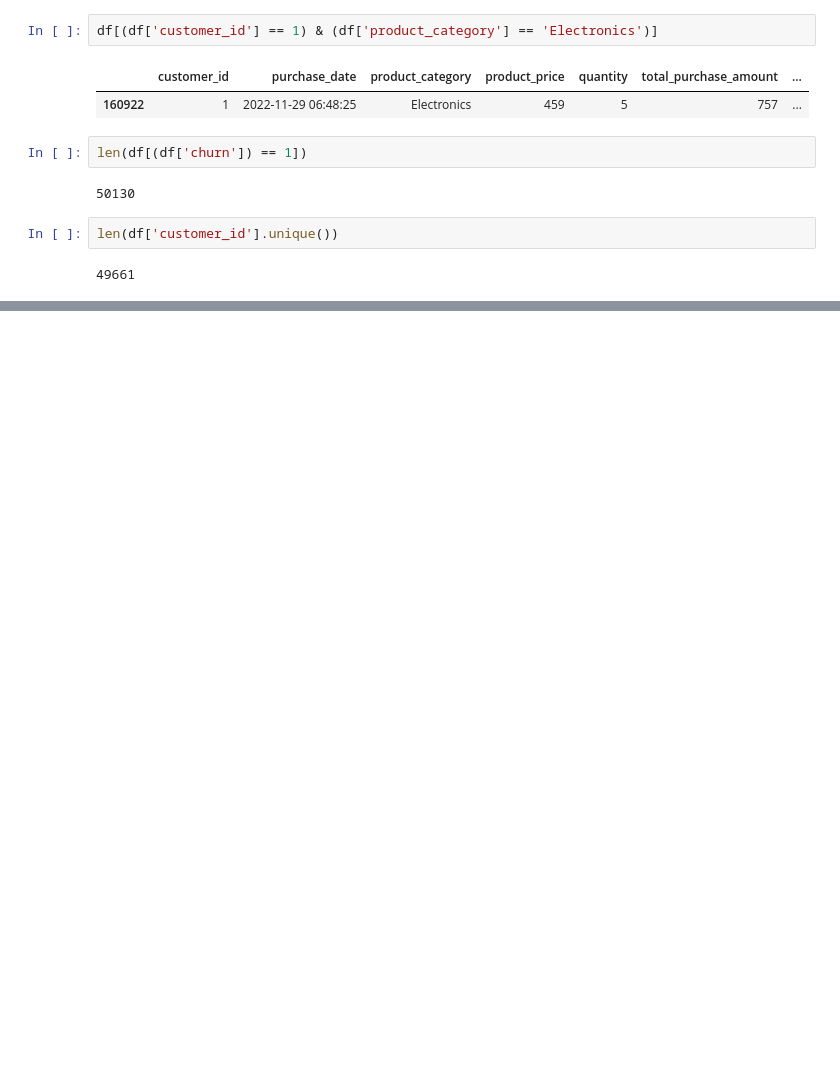
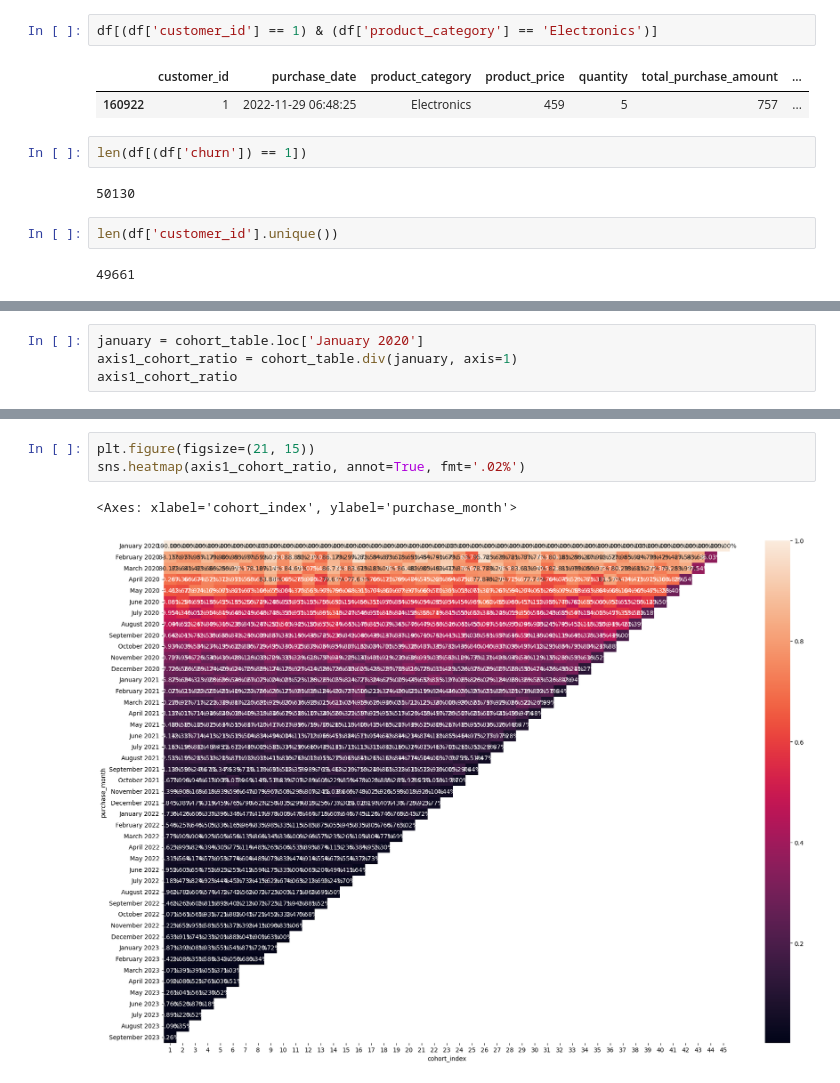
Before and after one commit to HyunsungRyu/e-commerce_cohort, a Jupyter notebook: cohort_frame.ipynb, the cells around one changed output, grey strips where cells are left out. Cells and saved outputs as stored; diff of their text form; blank space fills up the shorter version.

```diff
--- a/cohort_frame.ipynb
+++ b/cohort_frame.ipynb
@@ -131,0 +264,4 @@ len(df['customer_id'].unique())
+# %%
+january = cohort_table.loc['January 2020']
+axis1_cohort_ratio = cohort_table.div(january, axis=1)
+axis1_cohort_ratio
@@ -131,0 +288,6 @@ len(df['customer_id'].unique())
+# %%
+plt.figure(figsize=(21, 15))
+sns.heatmap(axis1_cohort_ratio, annot=True, fmt='.02%')
+# %% [output]
+<Axes: xlabel='cohort_index', ylabel='purchase_month'>
+[figure, added]
```
Also changed, not shown: parts of 14 cells of this notebook.
